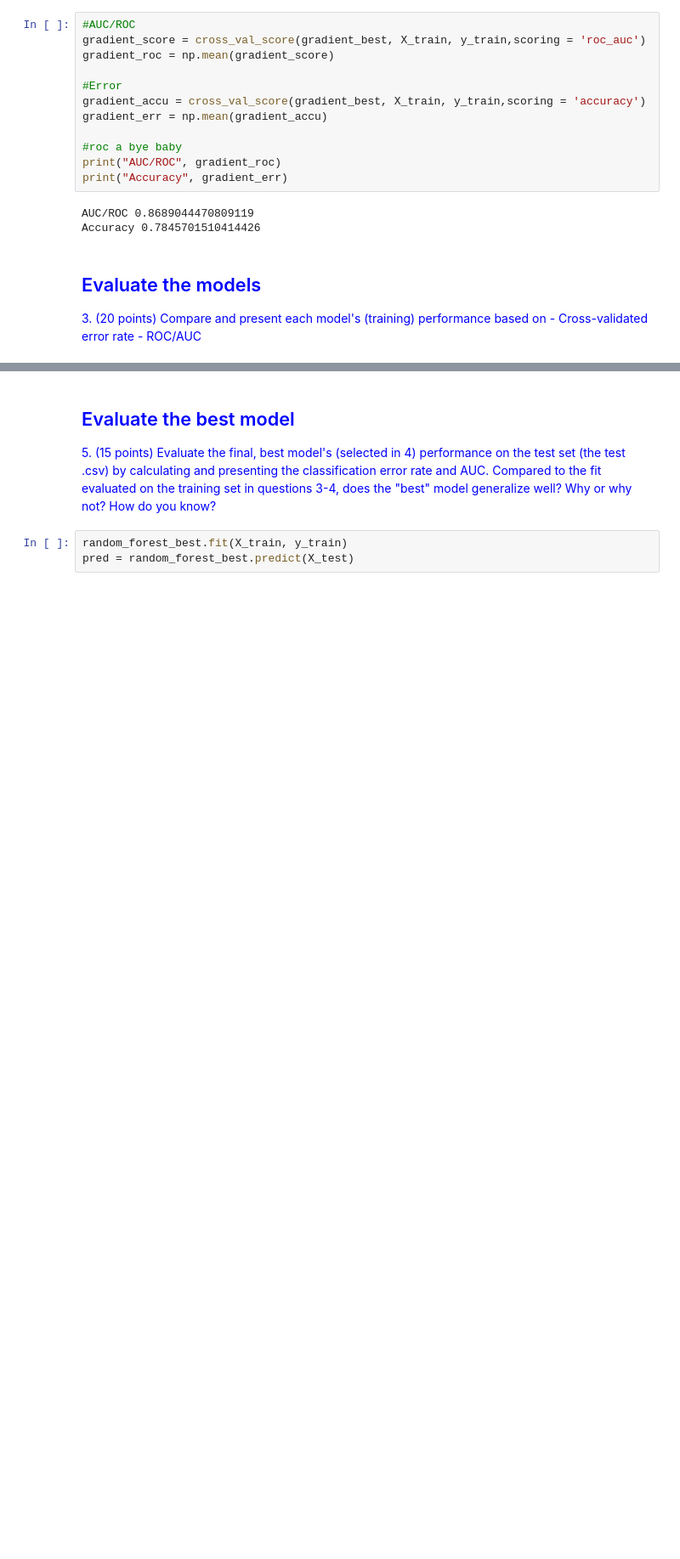
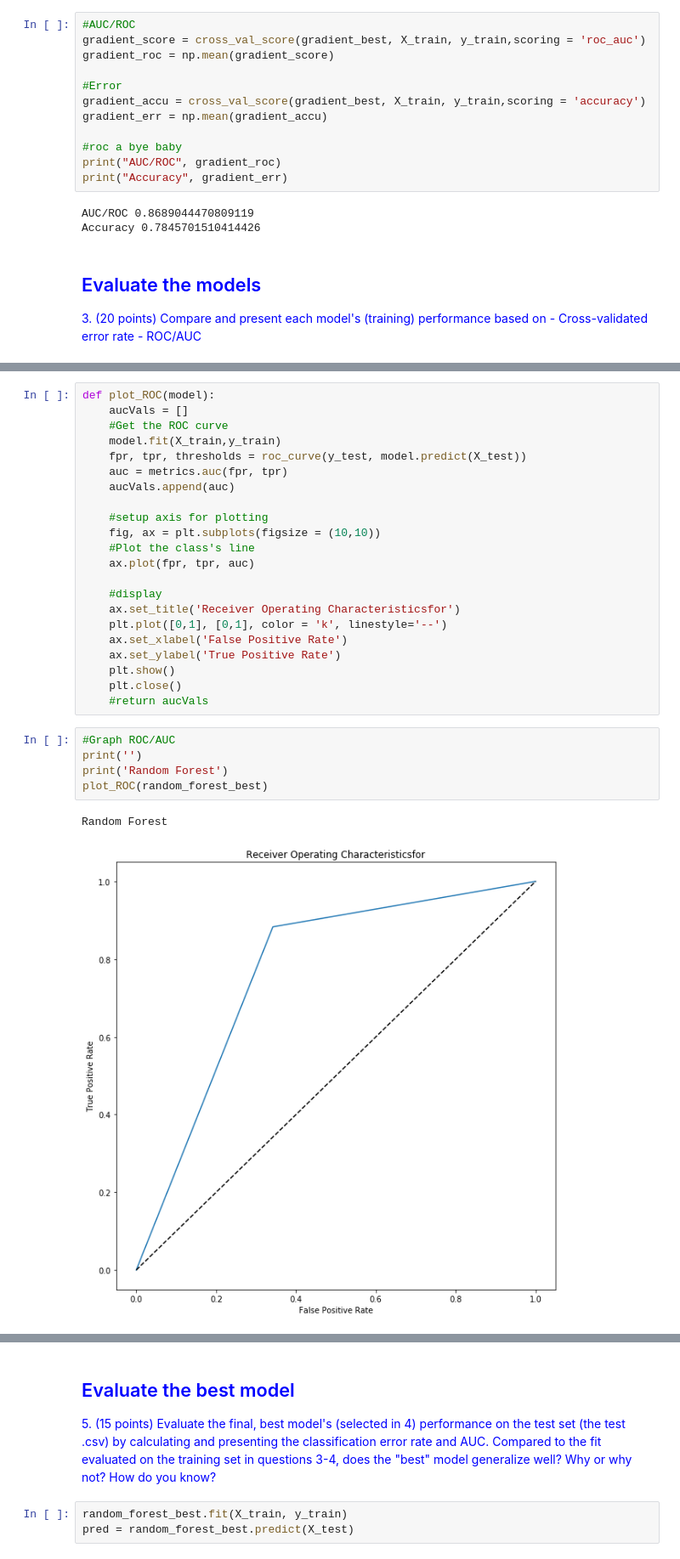
Before and after one commit to anuraag94/problem-set-5, a Jupyter notebook: Regina_Catipon_HW5.ipynb, the cells around one changed output, grey strips where cells are left out. Shown: that part at 85% size. Saved outputs shown, nothing was run; the diff lists cells and outputs as text; blank space fills up the shorter version.

```diff
--- a/Regina_Catipon_HW5.ipynb
+++ b/Regina_Catipon_HW5.ipynb
@@ -310 +326,31 @@ Accuracy 0.7845701510414426
+# %%
+def plot_ROC(model):
+    aucVals = []
+    #Get the ROC curve
+    model.fit(X_train,y_train)
+    fpr, tpr, thresholds = roc_curve(y_test, model.predict(X_test))
+    auc = metrics.auc(fpr, tpr)
+    aucVals.append(auc)
+
+    #setup axis for plotting
+    fig, ax = plt.subplots(figsize = (10,10))
+    #Plot the class's line
+    ax.plot(fpr, tpr, auc)
+
+    #display
+    ax.set_title('Receiver Operating Characteristicsfor')
+    plt.plot([0,1], [0,1], color = 'k', linestyle='--')
+    ax.set_xlabel('False Positive Rate')
+    ax.set_ylabel('True Positive Rate')
+    plt.show()
+    plt.close()
+    #return aucVals
+# %%
+#Graph ROC/AUC
+print('')
+print('Random Forest')
+plot_ROC(random_forest_best)
+# %% [output]
+Random Forest
+[figure, added]
 # %% [markdown]
```
Also changed, not shown: parts of 7 cells of this notebook.
